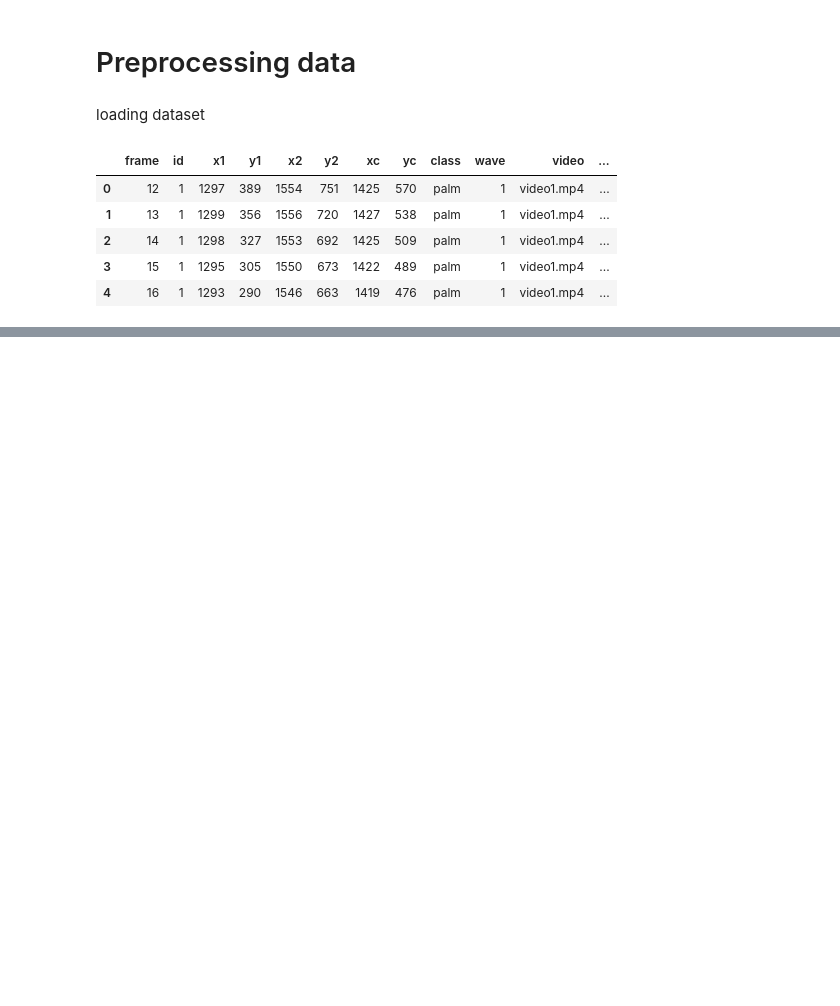
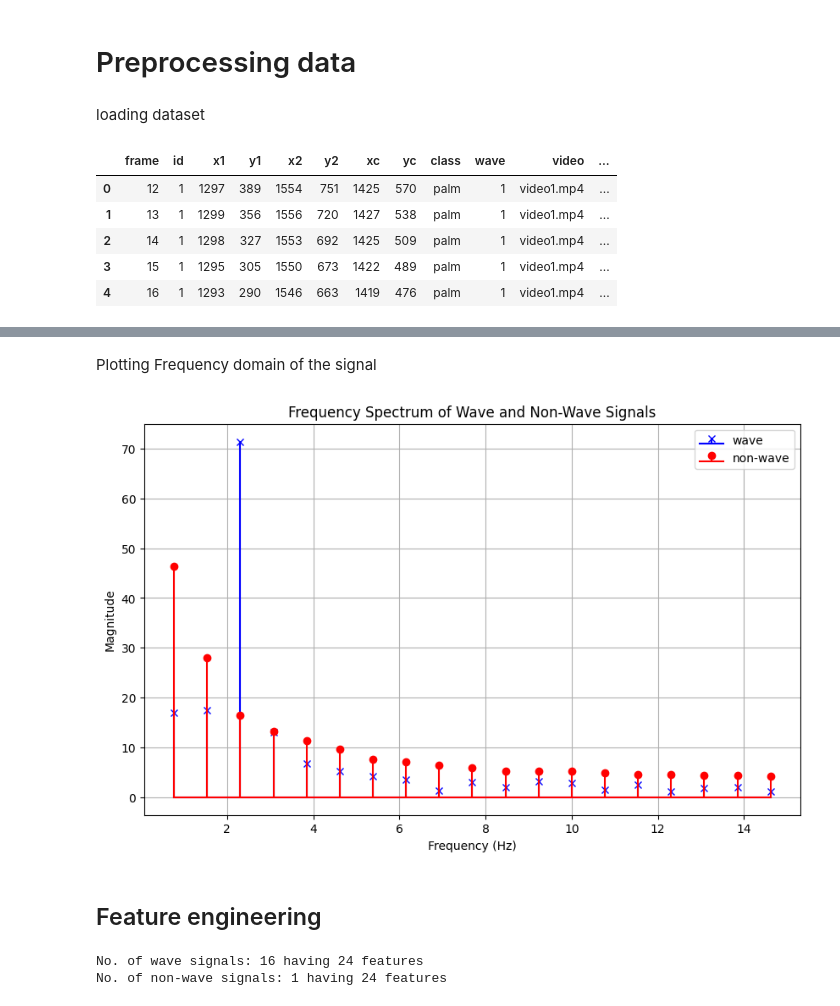
Before and after one commit to Kovelja009/hand_wave_detection, a Jupyter notebook: data_processing.ipynb, the cells around one changed output, grey strips where cells are left out. Saved outputs shown, nothing was run; the diff lists cells and outputs as text; code cells hidden in the pictures; blank space fills up the shorter version.

Commit message:
feature engineering and classifier training

```diff
--- a/data_processing.ipynb
+++ b/data_processing.ipynb
@@ -139,0 +189,24 @@ print(len(xc), len(yc))
+# %% [markdown]
+Plotting Frequency domain of the signal
+# %%
+def plot_frequency_spectrum(xc_wave, xc_non_wave, frame_rate, title):
+    N = len(xc_wave)
+    f = np.linspace(0, frame_rate, N)
+    X1 = np.fft.fft(xc_wave)
+    X2 = np.fft.fft(xc_non_wave)
+
+    plt.figure(figsize=(10, 6))
+    plt.stem(f[1:N//2], 2/N * np.abs(X1[1:N//2]), markerfmt='bx', linefmt='b-', basefmt='b', label='wave')
+    plt.stem(f[1:N//2], 2/N * np.abs(X2[1:N//2]), markerfmt='ro', linefmt='r-', basefmt='r', label='non-wave')
+    plt.xlabel('Frequency (Hz)')
+    plt.ylabel('Magnitude')
+    plt.title(title)
+    plt.grid(True)
+    plt.legend()
+    plt.show()
+
+plot_frequency_spectrum(xc_wave, xc_non_wave, frame_rate, 'Frequency Spectrum of Wave and Non-Wave Signals')
+# %% [output]
+[figure, added]
+# %% [markdown]
+## Feature engineering
@@ -139,0 +296,19 @@ print(len(xc), len(yc))
+# %%
+wave_features = []
+non_wave_features = []
+
+for window_id, window in dataset[dataset.wave == 1].groupby('window'):
+    x_signal = window.xc
+    y_signal = window.yc
+    calculate_features(x_signal=x_signal, y_signal=y_signal, features=wave_features)
+
+for window_id, window in dataset[dataset.wave == 0].groupby('window'):
+    x_signal = window.xc
+    y_signal = window.yc
+    calculate_features(x_signal=x_signal, y_signal=y_signal, features=non_wave_features)
+
+print(f"No. of wave signals: {len(wave_features)} having {len(wave_features[0])} features")
+print(f"No. of non-wave signals: {len(non_wave_features)} having {len(non_wave_features[0])} features")
+# %% [output]
+No. of wave signals: 16 having 24 features
+No. of non-wave signals: 1 having 24 features
```
Also changed, not shown: parts of 25 cells of this notebook, 2 other files.
